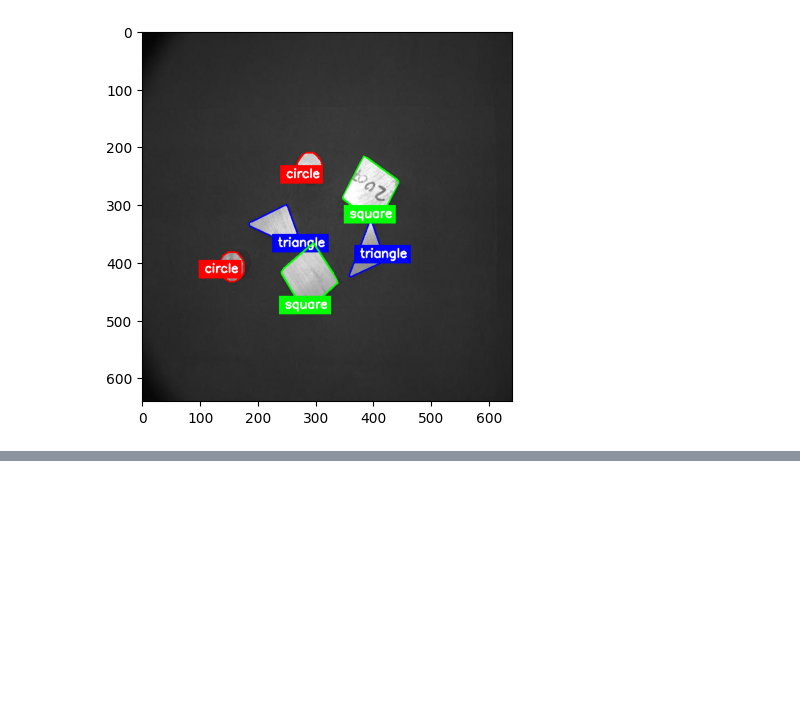
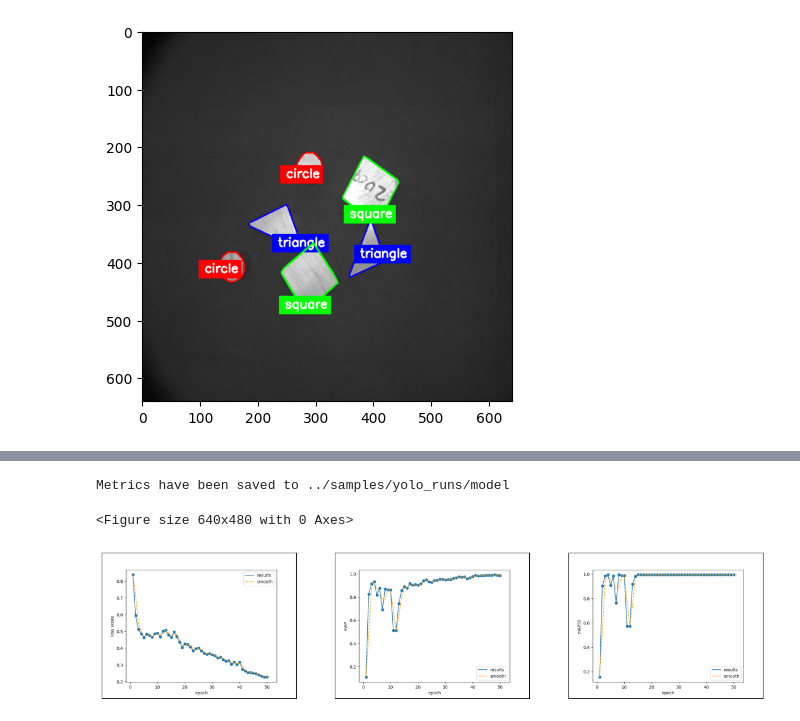
Before and after one commit to JanZmrzly/eduset-vision, a Jupyter notebook: samples/yolo.ipynb, the cells around one changed output, grey strips where cells are left out. Drawn from its saved outputs; the diff is of its cells as text; code cells hidden in the pictures; blank space fills up the shorter version.

Commit message:
feat: yolo

```diff
--- a/samples/yolo.ipynb
+++ b/samples/yolo.ipynb
@@ -86,0 +95,16 @@ Starting training for 100 epochs...
+# %%
+df = pd.read_csv("../samples/yolo_runs/model/model_v12/results.csv")
+df.head()
+save_results(df, f"{out_dictionary}/model")
+# %% [output]
+Metrics have been saved to ../samples/yolo_runs/model
+<Figure size 640x480 with 0 Axes>
+# %%
+results = [
+    "../samples/yolo_runs/model/loss score.png",
+    "../samples/yolo_runs/model/mAP.png",
+    "../samples/yolo_runs/model/mAP50.png"
+]
+plot_results(results)
+# %% [output]
+[figure, added]
```
Also changed, not shown: parts of 8 cells of this notebook, 16 other files.
